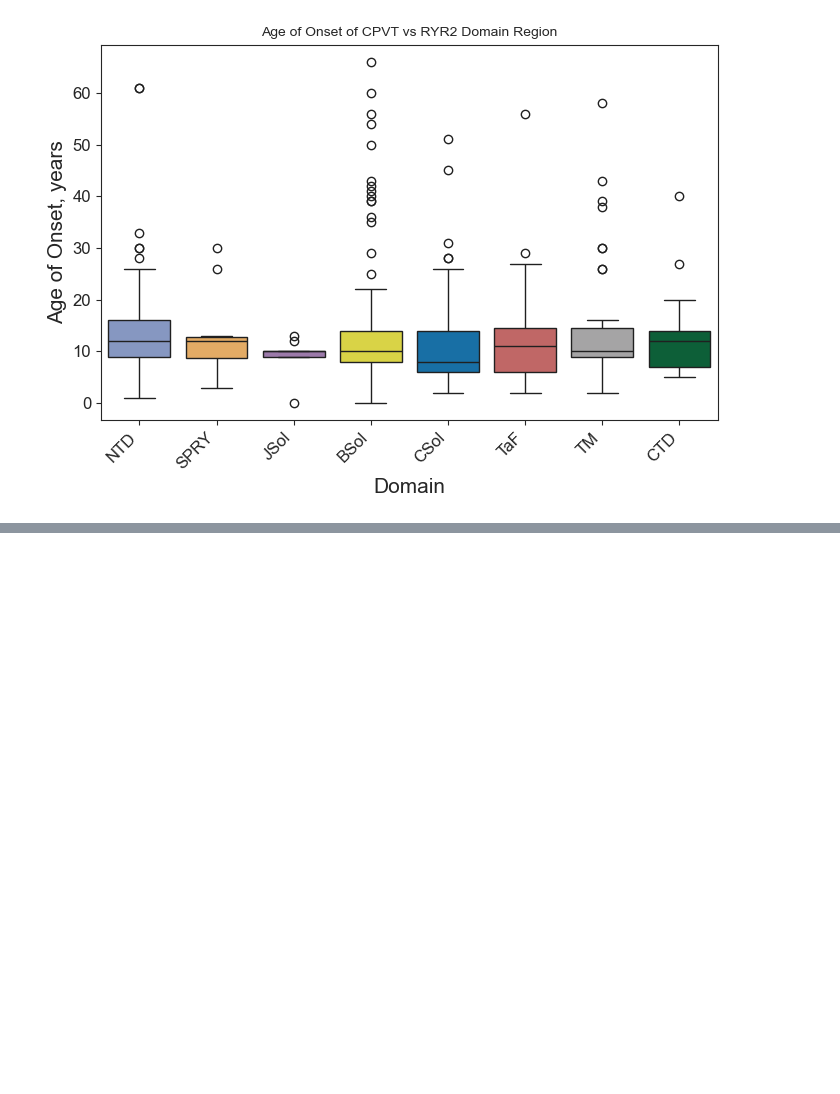
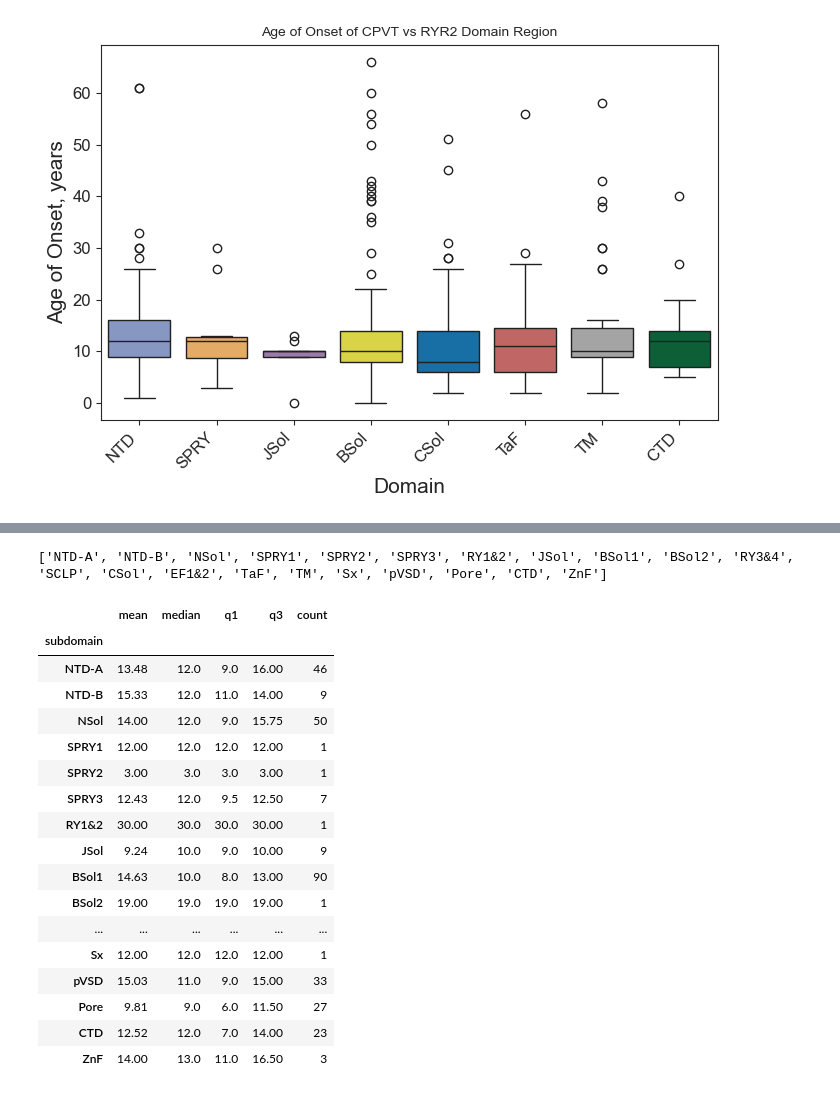
Before and after one commit to alexdaiii/cpvt_database_analysis, a Jupyter notebook: analysis/06_age_of_onsets.ipynb, the cells around one changed output, grey strips where cells are left out. Drawn from its saved outputs; the diff is of its cells as text; code cells hidden in the pictures; blank space fills up the shorter version.

```diff
--- a/analysis/06_age_of_onsets.ipynb
+++ b/analysis/06_age_of_onsets.ipynb
@@ -9,11 +14,11 @@ import matplotlib.pyplot as plt
 
 sns.set_style("ticks")
 # %%
-from pathlib import Path
+config = get_config()
 
 # create dir for figures
-date = datetime.datetime.now().strftime("%Y-%m-%d")
-figures_dir = Path(os.path.join("..", "figures", date, "analysis_06"))
+figures_dir = Path(
+    os.path.join("..", "figures", config.version_for_dir, "analysis_06"))
 
 if not os.path.exists(figures_dir):
     print(f"Creating directory: {figures_dir}")
@@ -327,0 +476,50 @@ plt.show()
+# %%
+# stats
+qt_sub_domains = filtered_sub_domain.groupby("subdomain")[
+    AGE_OF_ONSET_COL].quantile(
+    [0.5, 0.25, 0.75]).unstack()
+qt_mean_sub_domains = filtered_sub_domain.groupby("subdomain")[
+    AGE_OF_ONSET_COL].agg(
+    ["mean"]
+)
+
+sub_domain_stats = pd.concat(
+    [qt_mean_sub_domains, qt_sub_domains,
+     num_pat_per_sub_domain.set_index("subdomain")],
+    axis=1
+)
+sub_domain_stats.columns = ["mean", "median", "q1", "q3", "count"]
+sub_domain_stats["mean"] = sub_domain_stats["mean"].round(2)
+
+sub_domain_stat_order = [
+    v for v in domains_df["subdomains"].dropna().str.strip().values
+    if v in set(sub_domain_stats.index)
+]
+
+print(sub_domain_stat_order)
+
+sub_domain_stats = sub_domain_stats.loc[sub_domain_stat_order]
+
+sub_domain_stats.to_csv(figures_dir / "sub_domain_stats.csv")
+
+sub_domain_stats
+# %% [output]
+['NTD-A', 'NTD-B', 'NSol', 'SPRY1', 'SPRY2', 'SPRY3', 'RY1&2', 'JSol', 'BSol1', 'BSol2', 'RY3&4', 'SCLP', 'CSol', 'EF1&2', 'TaF', 'TM', 'Sx', 'pVSD', 'Pore', 'CTD', 'ZnF']
+|  | mean | median | q1 | q3 | count |
+| subdomain |  |  |  |  |  |
+| NTD-A | 13.48 | 12.0 | 9.0 | 16.00 | 46 |
+| NTD-B | 15.33 | 12.0 | 11.0 | 14.00 | 9 |
+| NSol | 14.00 | 12.0 | 9.0 | 15.75 | 50 |
+| SPRY1 | 12.00 | 12.0 | 12.0 | 12.00 | 1 |
+| SPRY2 | 3.00 | 3.0 | 3.0 | 3.00 | 1 |
+| SPRY3 | 12.43 | 12.0 | 9.5 | 12.50 | 7 |
+| RY1&2 | 30.00 | 30.0 | 30.0 | 30.00 | 1 |
+| JSol | 9.24 | 10.0 | 9.0 | 10.00 | 9 |
+| BSol1 | 14.63 | 10.0 | 8.0 | 13.00 | 90 |
+| BSol2 | 19.00 | 19.0 | 19.0 | 19.00 | 1 |
+| ... | ... | ... | ... | ... | ... |
+| Sx | 12.00 | 12.0 | 12.0 | 12.00 | 1 |
+| pVSD | 15.03 | 11.0 | 9.0 | 15.00 | 33 |
+| Pore | 9.81 | 9.0 | 6.0 | 11.50 | 27 |
+| CTD | 12.52 | 12.0 | 7.0 | 14.00 | 23 |
+| ZnF | 14.00 | 13.0 | 11.0 | 16.50 | 3 |
```
Also changed, not shown: parts of 22 cells of this notebook, 5 other files.
